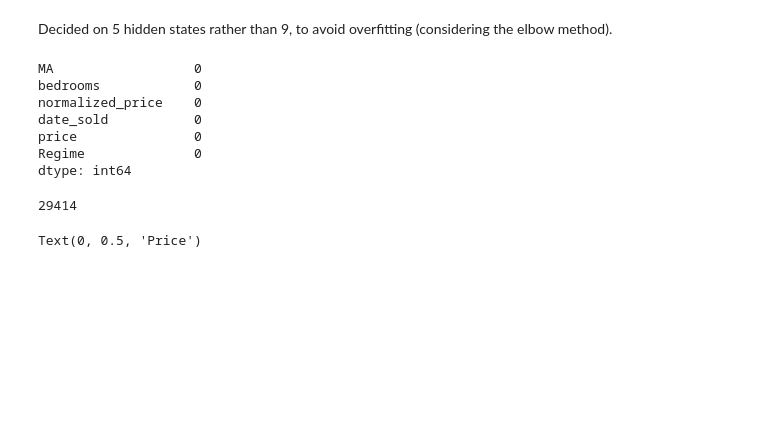
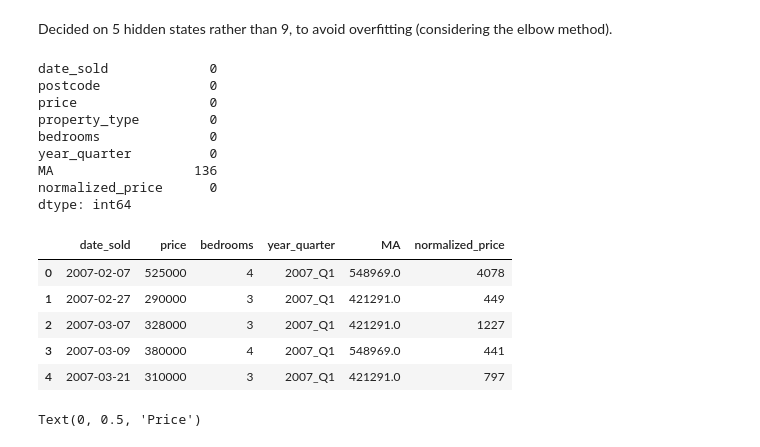
Before and after one commit to gracesosa/RealEstate_TrendClassification, a Jupyter notebook: Notebooks/DataPreprocessing2.ipynb, the cells around one changed output. Cells and saved outputs as stored; diff of their text form; code cells hidden in the pictures; blank space fills up the shorter version.

```diff
--- a/Notebooks/DataPreprocessing2.ipynb
+++ b/Notebooks/DataPreprocessing2.ipynb
@@ -223,24 +246,32 @@ Decided on 5 hidden states rather than 9, to avoid overfitting (considering the
 # %%
 len(features_scaled)
 len(features)
 
 na_counts = merged_df.isna().sum()
 print(na_counts)
 
-#merged_df = merged_df[['date_sold','postcode', 'price', 'property_type', 'bedrooms', 'year_quarter' 'MA', 'bedrooms', 'normalized_price']].dropna()
-merged_df = merged_df[['MA', 'bedrooms', 'normalized_price', 'date_sold', 'price']].dropna()
+merged_df.head()
+
+merged_df = merged_df[['date_sold', 'price', 'bedrooms', 'year_quarter', 'MA', 'normalized_price']].dropna()
 len(merged_df)
 
-#merged_df.head()
+merged_df.head()
 # %% [output]
-MA                  0
-bedrooms            0
-normalized_price    0
-date_sold           0
-price               0
-Regime              0
+date_sold             0
+postcode              0
+price                 0
+property_type         0
+bedrooms              0
+year_quarter          0
+MA                  136
+normalized_price      0
 dtype: int64
-29414
+|  | date_sold | price | bedrooms | year_quarter | MA | normalized_price |
+| 0 | 2007-02-07 | 525000 | 4 | 2007_Q1 | 548969.0 | 4078 |
+| 1 | 2007-02-27 | 290000 | 3 | 2007_Q1 | 421291.0 | 449 |
+| 2 | 2007-03-07 | 328000 | 3 | 2007_Q1 | 421291.0 | 1227 |
+| 3 | 2007-03-09 | 380000 | 4 | 2007_Q1 | 548969.0 | 441 |
+| 4 | 2007-03-21 | 310000 | 3 | 2007_Q1 | 421291.0 | 797 |
 # %%
 # Use the model with the optimal number of states based on BIC or AIC
 best_model = models[optimal_states_aic - 2]  # Adjust for 0-indexing in the models list
```
Also changed, not shown: parts of 10 cells of this notebook, 2 other files.
